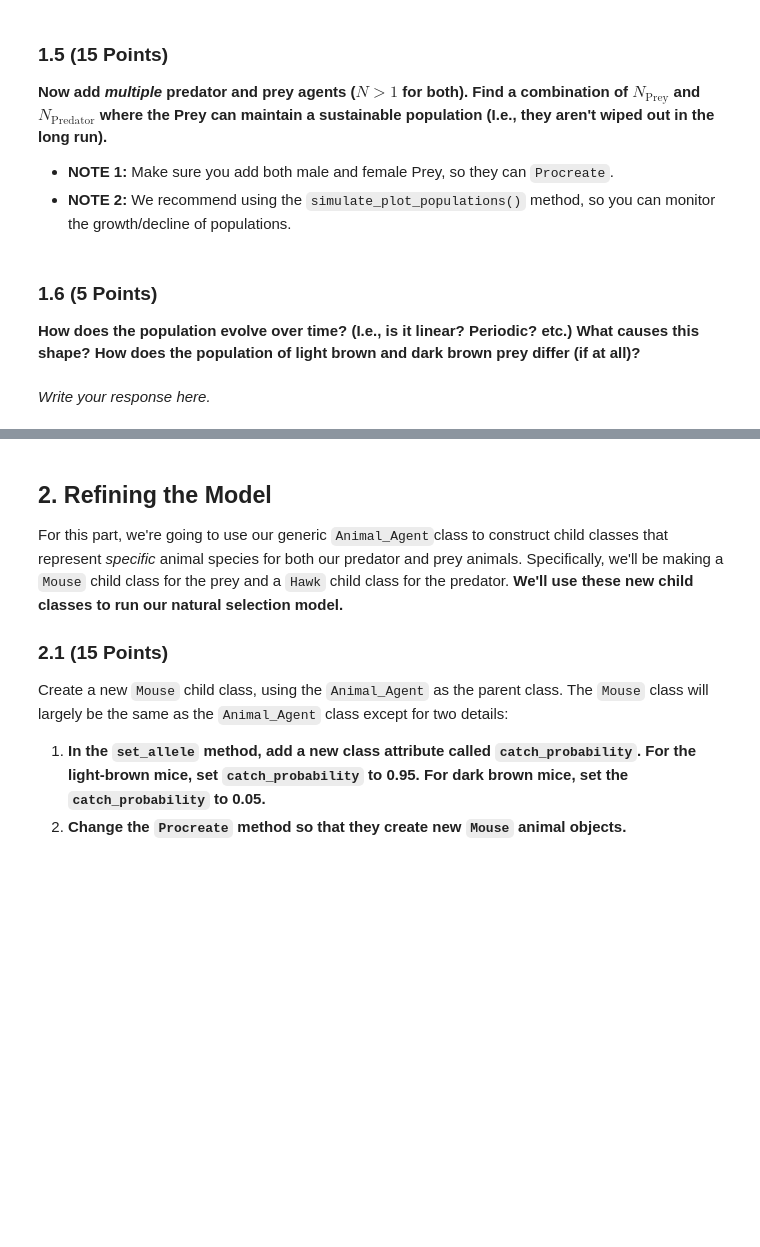
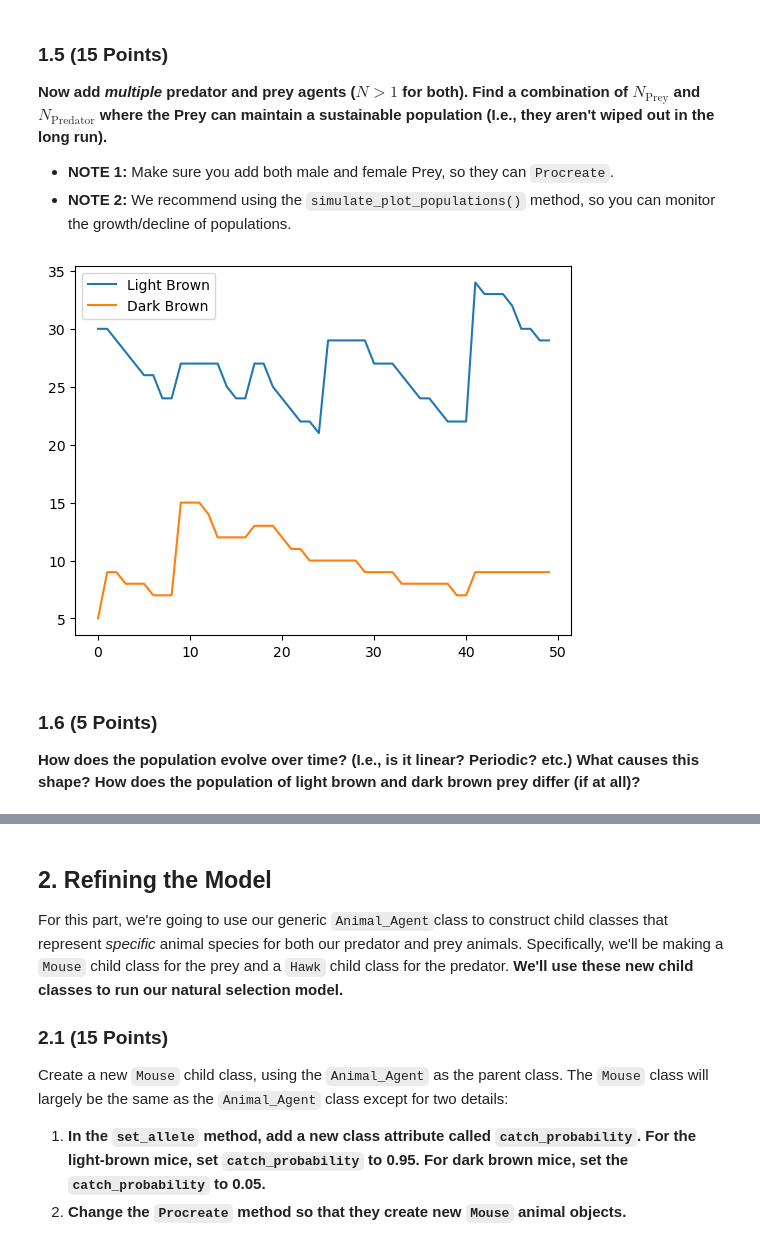
Before and after one commit to zuohanwe/CMSE202-s23-turnin, a Jupyter notebook: hw-03/zuohanwe_HW3_ABMs_STUDENT.ipynb, the cells around one changed output, grey strips where cells are left out. Cells and saved outputs as stored; diff of their text form; code cells hidden in the pictures; blank space fills up the shorter version.

```diff
--- a/hw-03/zuohanwe_HW3_ABMs_STUDENT.ipynb
+++ b/hw-03/zuohanwe_HW3_ABMs_STUDENT.ipynb
@@ -96,6 +123,35 @@ Construct a new `Environment` object and a new `Animal_Agent` object. Specify th
+# %%
+#Write your code here
+environment_1 = Environment()
+prey = []
+predators = []
+# add prey
+for _ in range(17):
+    animal_female = Animal_Agent(sex='F')
+    animal_female.set_allele(random.randint(0, 1), random.randint(0, 1))
+    prey.append(animal_female)
+for _ in range(17):
+    animal_male = Animal_Agent(sex='M')
+    animal_male.set_allele(random.randint(0, 1), random.randint(0, 1))
+    prey.append(animal_male)
+
+# add predator
+for _ in range(2):
+    animal_female = Animal_Agent(ptype='Predator', shape='P', color='red', sex='F')
+    animal_female.set_allele(random.randint(0, 1), random.randint(0, 1))
+    predators.append(animal_female)
+for _ in range(2):
+    animal_male = Animal_Agent(ptype='Predator', shape='P', color='red', sex='M')
+    animal_male.set_allele(random.randint(0, 1), random.randint(0, 1))
+    predators.append(animal_male)
+
+for animal in prey + predators:
+    environment_1.add_agent(animal)
+
+environment_1.simulate_plot_populations(50)
+# %% [output]
+[figure, added]
 # %% [markdown]
 ### 1.6 (5 Points)
 
 **How does the population evolve over time? (I.e., is it linear? Periodic? etc.) What causes this shape? How does the population of light brown and dark brown prey differ (if at all)?**
-# %% [markdown]
-*Write your response here.*
```
Also changed, not shown: parts of 13 cells of this notebook, 2 other files.
